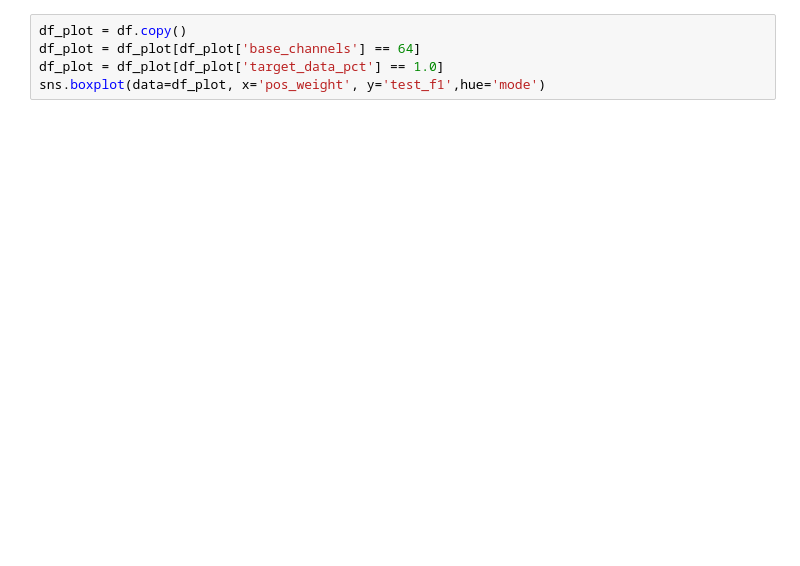
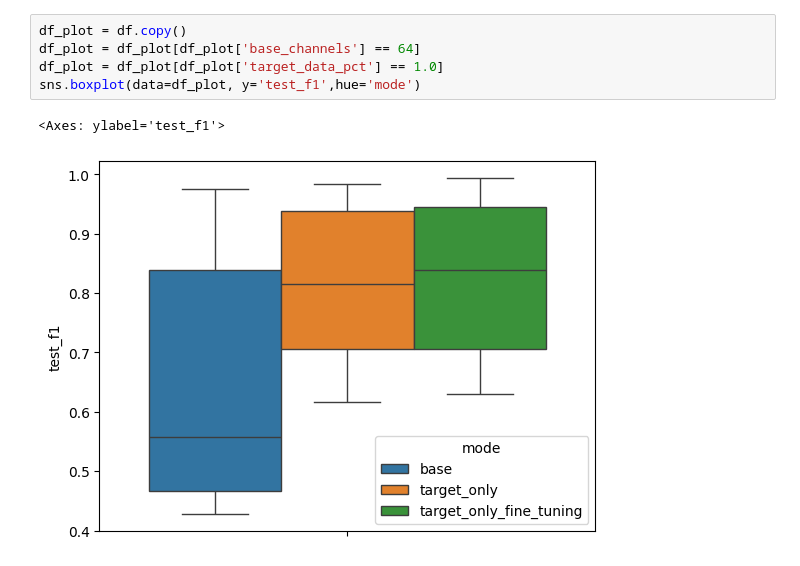
Before and after one commit to smithandrewk/ml-customization, a Jupyter notebook: eval_two_stage.ipynb, the cells around one changed output. Drawn from its saved outputs; the diff is of its cells as text; blank space fills up the shorter version.

```diff
--- a/eval_two_stage.ipynb
+++ b/eval_two_stage.ipynb
@@ -58,8 +77,11 @@ plot_hyperparameter_counts(df, hyperparameters_to_plot)
 # %%
 df_plot = df.copy()
 df_plot = df_plot[df_plot['base_channels'] == 64]
 df_plot = df_plot[df_plot['target_data_pct'] == 1.0]
-sns.boxplot(data=df_plot, x='pos_weight', y='test_f1',hue='mode')
+sns.boxplot(data=df_plot, y='test_f1',hue='mode')
+# %% [output]
+<Axes: ylabel='test_f1'>
+[figure, added]
 # %%
 # Set publication-ready style
 plt.rcParams.update({
```
Also changed, not shown: parts of 14 cells of this notebook, 8 other files.
